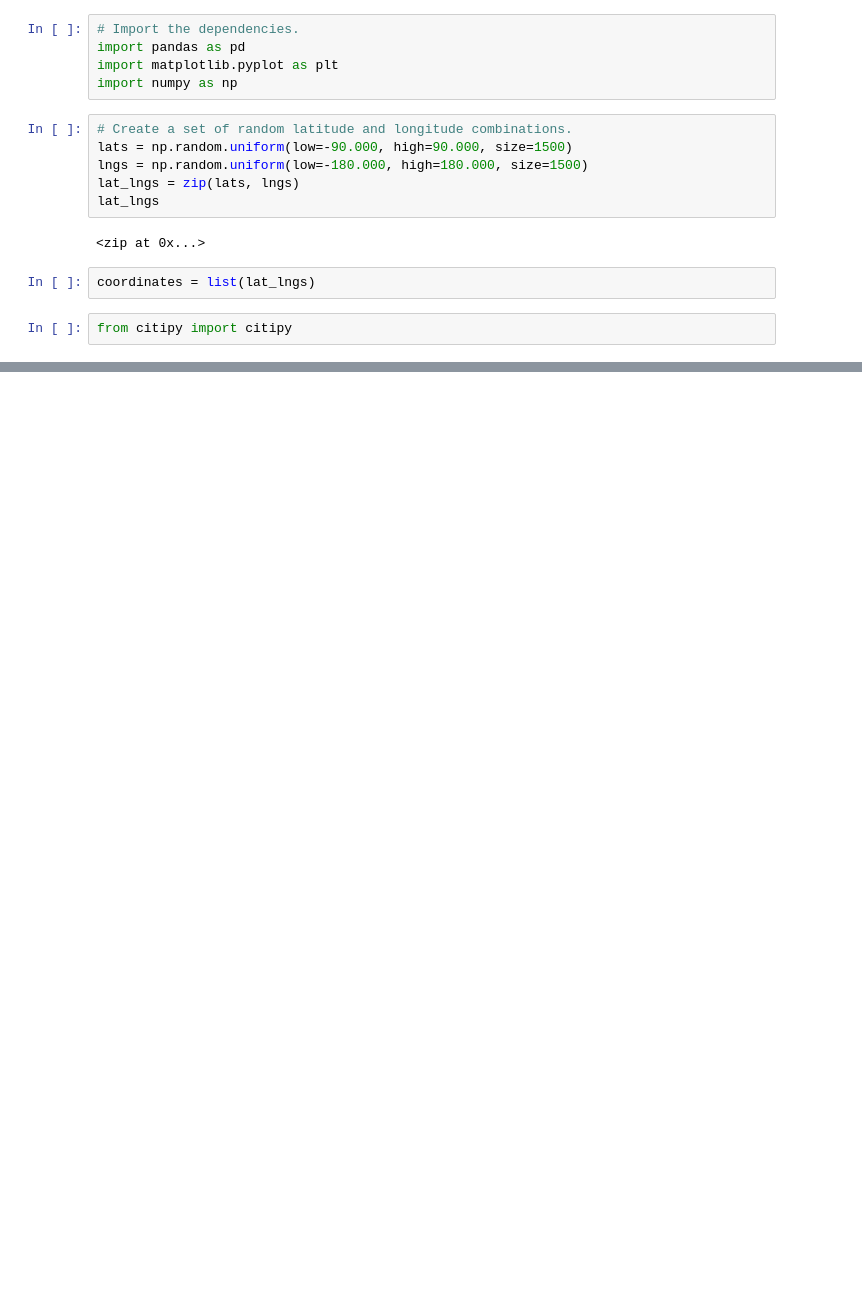
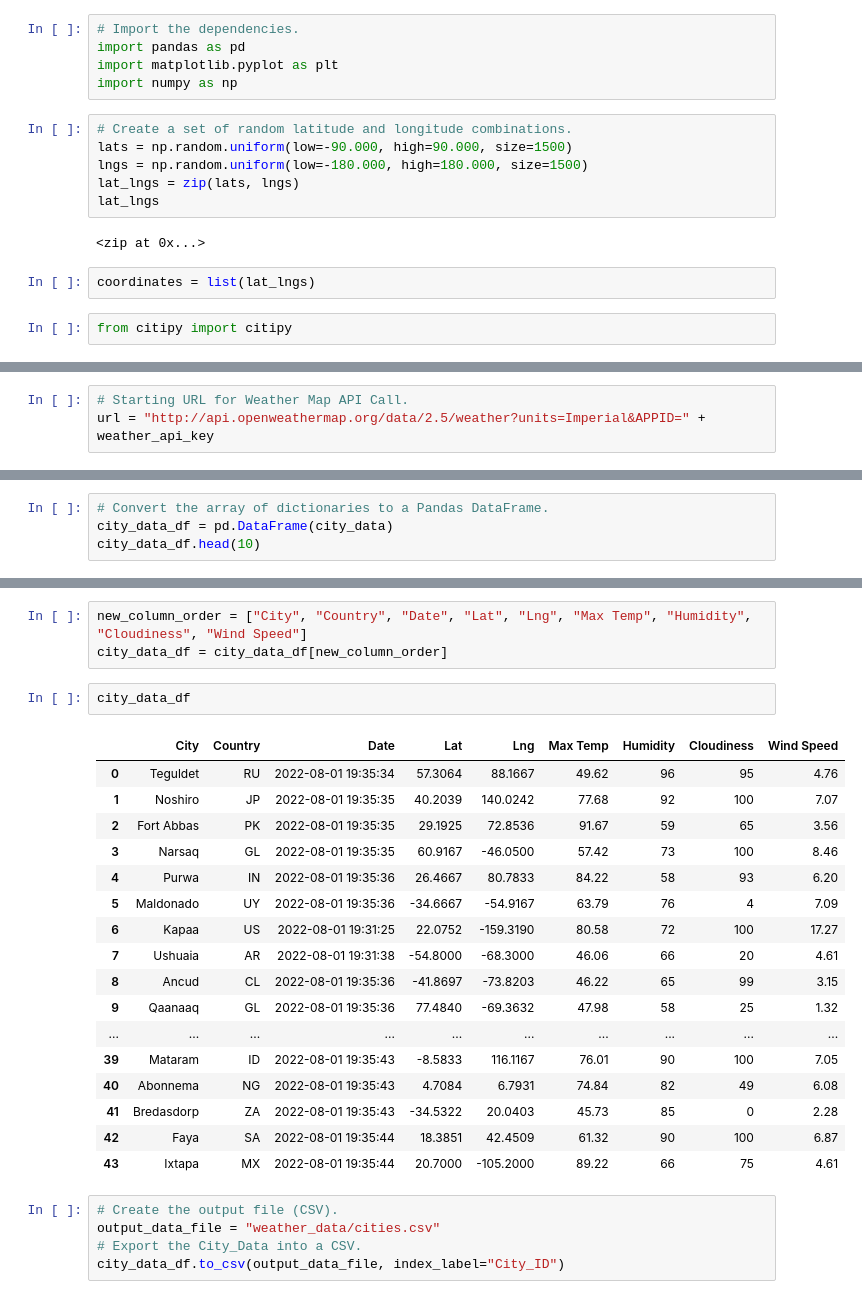
Before and after one commit to noorsami12/World_Weather_Analysis, a Jupyter notebook: WeatherPy.ipynb, the cells around one changed output, grey strips where cells are left out. Drawn from its saved outputs; the diff is of its cells as text; blank space fills up the shorter version.

Commit message:
Updating weather data analysis.

```diff
--- a/WeatherPy.ipynb
+++ b/WeatherPy.ipynb
@@ -31,0 +41,3 @@ len(cities)
+# %%
+# Starting URL for Weather Map API Call.
+url = "http://api.openweathermap.org/data/2.5/weather?units=Imperial&APPID=" + weather_api_key
@@ -31,0 +127,4 @@ len(cities)
+# %%
+# Convert the array of dictionaries to a Pandas DataFrame.
+city_data_df = pd.DataFrame(city_data)
+city_data_df.head(10)
@@ -31,0 +143,28 @@ len(cities)
+# %%
+new_column_order = ["City", "Country", "Date", "Lat", "Lng", "Max Temp", "Humidity", "Cloudiness", "Wind Speed"]
+city_data_df = city_data_df[new_column_order]
+# %%
+city_data_df
+# %% [output]
+|  | City | Country | Date | Lat | Lng | Max Temp | Humidity | Cloudiness | Wind Speed |
+| 0 | Teguldet | RU | 2022-08-01 19:35:34 | 57.3064 | 88.1667 | 49.62 | 96 | 95 | 4.76 |
+| 1 | Noshiro | JP | 2022-08-01 19:35:35 | 40.2039 | 140.0242 | 77.68 | 92 | 100 | 7.07 |
+| 2 | Fort Abbas | PK | 2022-08-01 19:35:35 | 29.1925 | 72.8536 | 91.67 | 59 | 65 | 3.56 |
+| 3 | Narsaq | GL | 2022-08-01 19:35:35 | 60.9167 | -46.0500 | 57.42 | 73 | 100 | 8.46 |
+| 4 | Purwa | IN | 2022-08-01 19:35:36 | 26.4667 | 80.7833 | 84.22 | 58 | 93 | 6.20 |
+| 5 | Maldonado | UY | 2022-08-01 19:35:36 | -34.6667 | -54.9167 | 63.79 | 76 | 4 | 7.09 |
+| 6 | Kapaa | US | 2022-08-01 19:31:25 | 22.0752 | -159.3190 | 80.58 | 72 | 100 | 17.27 |
+| 7 | Ushuaia | AR | 2022-08-01 19:31:38 | -54.8000 | -68.3000 | 46.06 | 66 | 20 | 4.61 |
+| 8 | Ancud | CL | 2022-08-01 19:35:36 | -41.8697 | -73.8203 | 46.22 | 65 | 99 | 3.15 |
+| 9 | Qaanaaq | GL | 2022-08-01 19:35:36 | 77.4840 | -69.3632 | 47.98 | 58 | 25 | 1.32 |
+| ... | ... | ... | ... | ... | ... | ... | ... | ... | ... |
+| 39 | Mataram | ID | 2022-08-01 19:35:43 | -8.5833 | 116.1167 | 76.01 | 90 | 100 | 7.05 |
+| 40 | Abonnema | NG | 2022-08-01 19:35:43 | 4.7084 | 6.7931 | 74.84 | 82 | 49 | 6.08 |
+| 41 | Bredasdorp | ZA | 2022-08-01 19:35:43 | -34.5322 | 20.0403 | 45.73 | 85 | 0 | 2.28 |
+| 42 | Faya | SA | 2022-08-01 19:35:44 | 18.3851 | 42.4509 | 61.32 | 90 | 100 | 6.87 |
+| 43 | Ixtapa | MX | 2022-08-01 19:35:44 | 20.7000 | -105.2000 | 89.22 | 66 | 75 | 4.61 |
+# %%
+# Create the output file (CSV).
+output_data_file = "weather_data/cities.csv"
+# Export the City_Data into a CSV.
+city_data_df.to_csv(output_data_file, index_label="City_ID")
```
Also changed, not shown: parts of 5 cells of this notebook, 1 other file.
